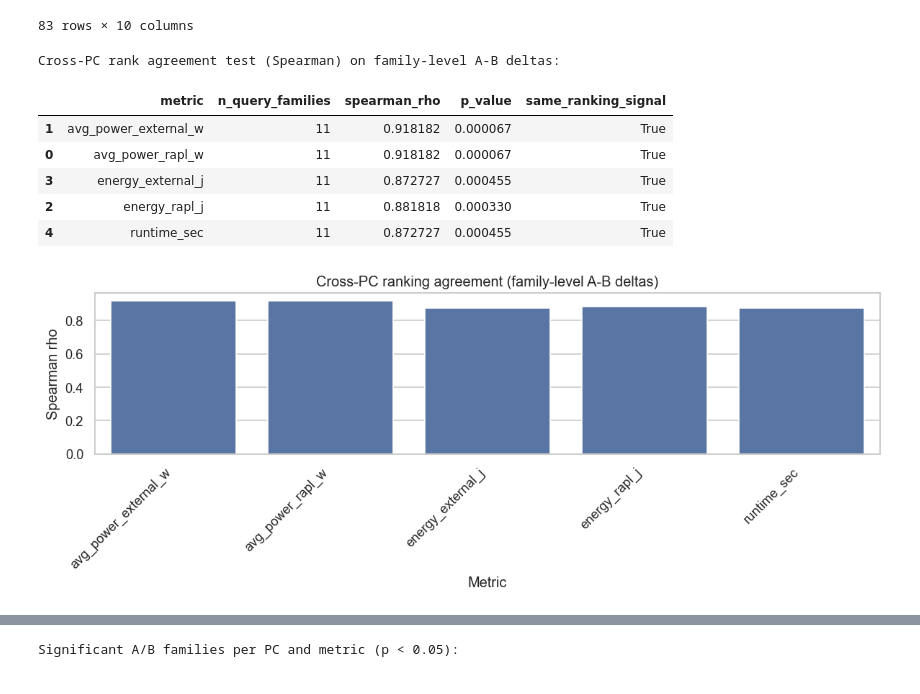
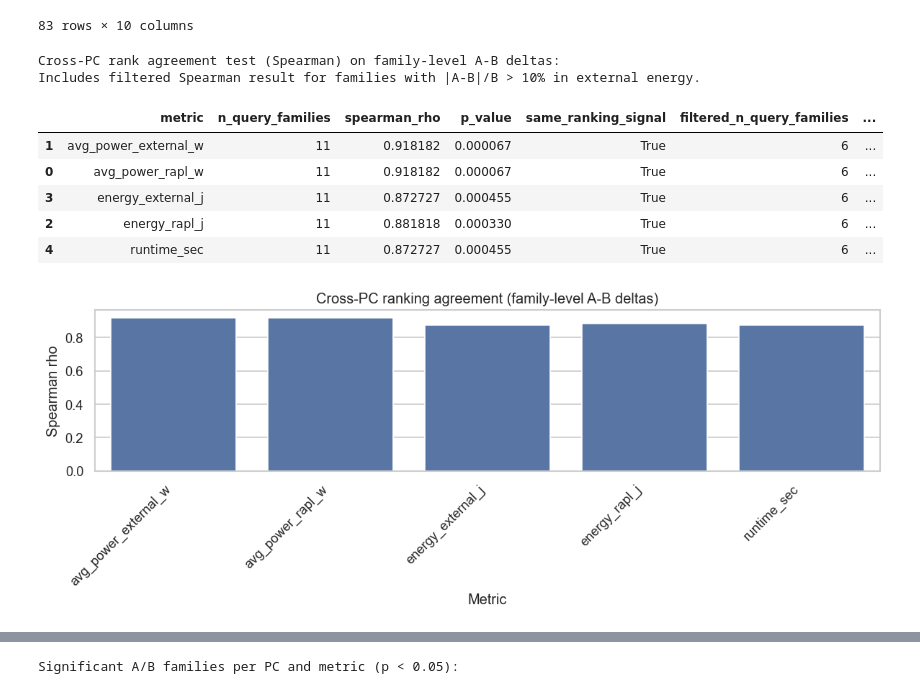
Before and after one commit to mkmason/Masters-Thesis, a Jupyter notebook: run_analysis.ipynb, the cells around one changed output, grey strips where cells are left out. Drawn from its saved outputs; the diff is of its cells as text; code cells hidden in the pictures.

Commit message:
added statistics table, % diff plot and svg printout

```diff
--- a/run_analysis.ipynb
+++ b/run_analysis.ipynb
@@ -589,7 +589,38 @@ Significant results (p < 0.05):
 83 rows × 10 columns
 # %%
 # Cross-PC rank test: compare ranking of family-level A-B effects between PCs.
+# Also includes a filtered Spearman test on families where |A-B|/B > 10% in external energy.
 rank_rows = []
+
+
+def get_energy_filter_families_for_rank(per_pc_dict: dict, threshold_pct: float = 10.0):
+    keep = set()
+
+    for pc_name, payload in per_pc_dict.items():
+        mdf = payload["merged"]
+        if "external_energy_j" not in mdf.columns:
+            continue
+
+        subset = mdf[mdf["variant"].isin(["QUERYA", "QUERYB"]) & mdf["query_family"].notna()].copy()
+        fam = subset.groupby(["query_family", "variant"])["external_energy_j"].median().unstack()
+
+        if not {"QUERYA", "QUERYB"}.issubset(fam.columns):
+            continue
+
+        fam = fam.dropna(subset=["QUERYA", "QUERYB"]).copy()
+        fam["ab_energy_diff_pct"] = np.where(
+            fam["QUERYB"] != 0,
+            (fam["QUERYA"] - fam["QUERYB"]) / fam["QUERYB"] * 100,
+            np.nan,
+        )
+
+        qualifying = fam.index[fam["ab_energy_diff_pct"].abs() > threshold_pct]
+        keep.update(list(qualifying))
+
+    return keep
+
+
+energy_filter_families_for_rank = get_energy_filter_families_for_rank(per_pc, threshold_pct=10.0)
 
 for col, label in metrics_for_tests:
     per_pc_effect = []
@@ -612,37 +643,57 @@ for col, label in metrics_for_tests:
 
     if {"PC_1", "PC_2"}.issubset(joined.columns) and len(joined) >= 3:
         rho, p = spearmanr(joined["PC_1"], joined["PC_2"])
+
+        filtered_joined = joined.loc[joined.index.intersection(list(energy_filter_families_for_rank))].copy()
+        filtered_n = len(filtered_joined)
+
+        if filtered_n >= 3:
+            f_rho, f_p = spearmanr(filtered_joined["PC_1"], filtered_joined["PC_2"])
+            f_same_signal = bool((f_rho > 0) and (f_p < 0.05))
+            f_note = "ok"
+        else:
+            f_rho, f_p = np.nan, np.nan
+            f_same_signal = False
+            f_note = "insufficient_filtered_families"
+
         rank_rows.append({
             "metric": label,
             "n_query_families": int(len(joined)),
             "spearman_rho": float(rho),
             "p_value": float(p),
             "same_ranking_signal": bool((rho > 0) and (p < 0.05)),
+            "filtered_n_query_families": int(filtered_n),
+            "filtered_spearman_rho": float(f_rho) if not np.isnan(f_rho) else np.nan,
+            "filtered_p_value": float(f_p) if not np.isnan(f_p) else np.nan,
+            "filtered_same_ranking_signal": f_same_signal,
+            "filtered_note": f_note,
         })
 
 rank_df = pd.DataFrame(rank_rows)
 
 if rank_df.empty:
     print("Not enough overlap to run cross-PC rank tests.")
 else:
     print("Cross-PC rank agreement test (Spearman) on family-level A-B deltas:")
+    print("Includes filtered Spearman result for families with |A-B|/B > 10% in external energy.")
     display(rank_df.sort_values("metric"))
 
     plt.figure(figsize=(10, 4))
     sns.barplot(data=rank_df.sort_values("metric"), x="metric", y="spearman_rho", color="#4C72B0")
     plt.axhline(0, color="black", linewidth=1)
     plt.xticks(rotation=45, ha="right")
     plt.ylabel("Spearman rho")
     plt.xlabel("Metric")
     plt.title("Cross-PC ranking agreement (family-level A-B deltas)")
     plt.tight_layout()
     plt.show()
 # %% [output]
 Cross-PC rank agreement test (Spearman) on family-level A-B deltas:
+Includes filtered Spearman result for families with |A-B|/B > 10% in external energy.
-|  | metric | n_query_families | spearman_rho | p_value | same_ranking_signal |
-| 1 | avg_power_external_w | 11 | 0.918182 | 0.000067 | True |
-| 0 | avg_power_rapl_w | 11 | 0.918182 | 0.000067 | True |
-| 3 | energy_external_j | 11 | 0.872727 | 0.000455 | True |
-| 2 | energy_rapl_j | 11 | 0.881818 | 0.000330 | True |
-| 4 | runtime_sec | 11 | 0.872727 | 0.000455 | True |
+|  | metric | n_query_families | spearman_rho | p_value | same_ranking_signal | filtered_n_query_families | ... |
+| 1 | avg_power_external_w | 11 | 0.918182 | 0.000067 | True | 6 | ... |
+| 0 | avg_power_rapl_w | 11 | 0.918182 | 0.000067 | True | 6 | ... |
+| 3 | energy_external_j | 11 | 0.872727 | 0.000455 | True | 6 | ... |
+| 2 | energy_rapl_j | 11 | 0.881818 | 0.000330 | True | 6 | ... |
+| 4 | runtime_sec | 11 | 0.872727 | 0.000455 | True | 6 | ... |
 [figure]
```
Also changed, not shown: parts of 7 cells of this notebook, 4 other files.
